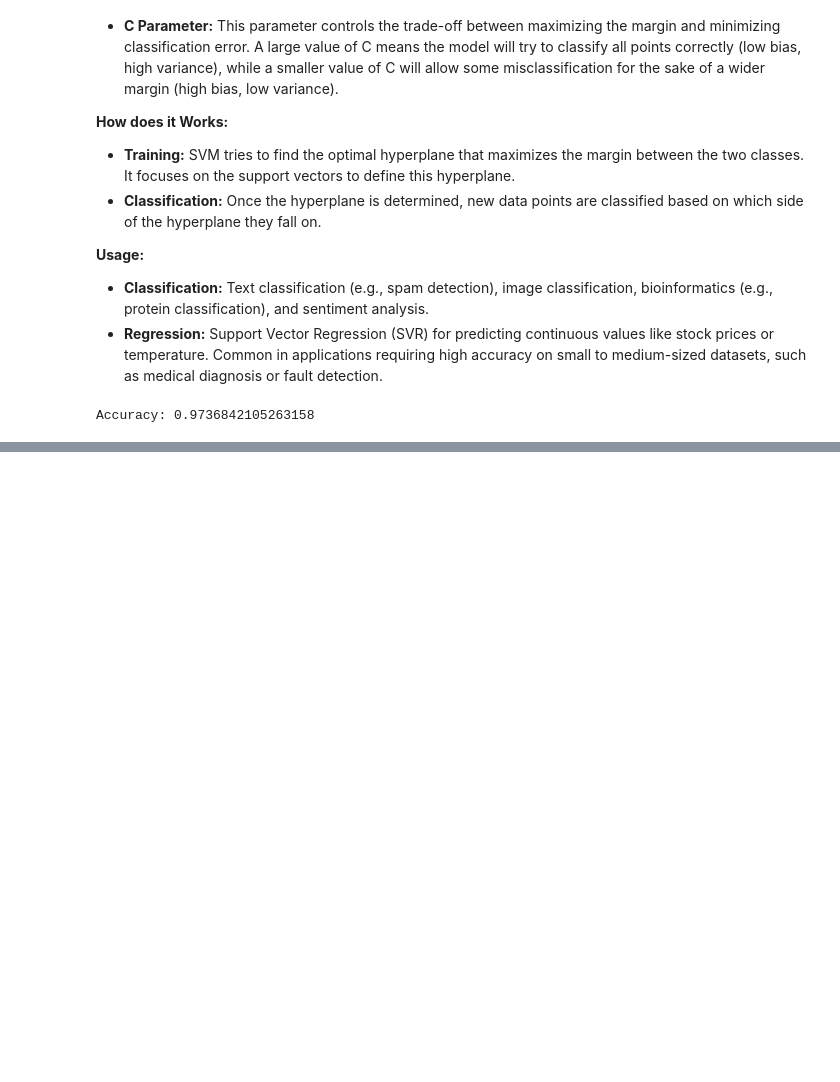
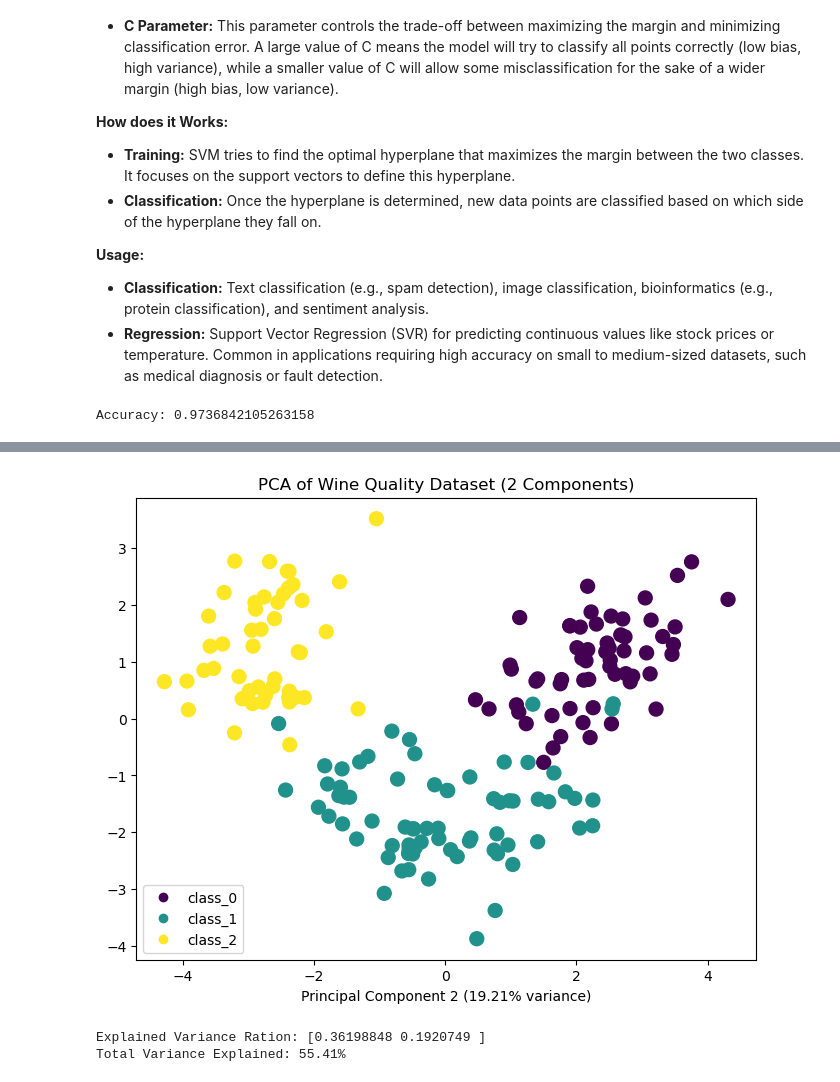
Before and after one commit to teragrammer/data-science-and-machine-learning-cheat-sheet, a Jupyter notebook: tensorflow-cheat-sheet.ipynb, the cells around one changed output, grey strips where cells are left out. Saved outputs shown, nothing was run; the diff lists cells and outputs as text; code cells hidden in the pictures; blank space fills up the shorter version.

```diff
--- a/tensorflow-cheat-sheet.ipynb
+++ b/tensorflow-cheat-sheet.ipynb
@@ -396,0 +615,30 @@ Accuracy: 0.9736842105263158
+# %%
+# load dataset
+data = load_wine()
+X = data.data # Features: 13 chemical properties (we'll treat as 11 for simplicity)
+y = data.target # Target: wine class (0, 1, 2)
+
+# standardize the features
+scaler = StandardScaler()
+X_scaled = scaler.fit_transform(X)
+
+# apply PCA to reduce to 2 dimensions
+pca = PCA(n_components = 2)
+X_pca = pca.fit_transform(X_scaled)
+
+# plot the 2D projection
+plt.figure(figsize=(8, 6))
+scatter = plt.scatter(X_pca[:, 0], X_pca[:, 1], c = y, cmap = "viridis", s = 100)
+plt.title("PCA of Wine Quality Dataset (2 Components)")
+plt.xlabel(f"Principal Component 1 ({pca.explained_variance_ratio_[0]:.2%} variance)")
+plt.xlabel(f"Principal Component 2 ({pca.explained_variance_ratio_[1]:.2%} variance)")
+plt.legend(handles = scatter.legend_elements()[0], labels = data.target_names.tolist())
+plt.show()
+
+# print the explained variance ration
+print(f"Explained Variance Ration: {pca.explained_variance_ratio_}")
+print(f"Total Variance Explained: {pca.explained_variance_ratio_.sum():.2%}")
+# %% [output]
+[figure, added]
+Explained Variance Ration: [0.36198848 0.1920749 ]
+Total Variance Explained: 55.41%
```
Also changed, not shown: parts of 14 cells of this notebook.
